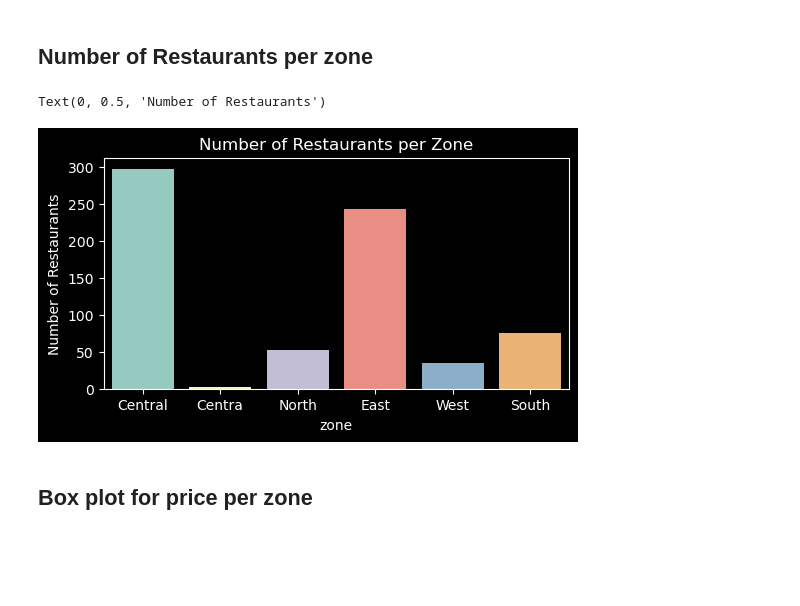
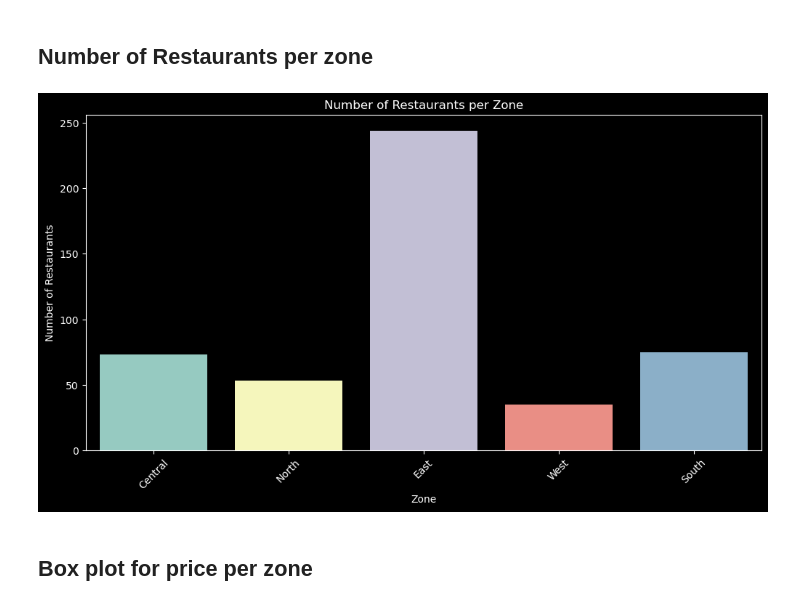
Before and after one commit to Ishaansh7/Swiggy-Analytics-Project, a Jupyter notebook: swiggy-analytics.ipynb, the cells around one changed output. Cells and saved outputs as stored; diff of their text form; code cells hidden in the pictures; blank space fills up the shorter version.

```diff
--- a/swiggy-analytics.ipynb
+++ b/swiggy-analytics.ipynb
@@ -349,8 +348,8 @@ array(['others', 'Near Metro Station', 'GTB Nagar', 'Laxmi Nagar',
 # %% [markdown]
 ## Adding a new column named 'zone'
 # %%
-zoneDict = {'others':'Central', 'GTB Nagar':'North', 'South Extension':'South', 'Connaught Place':'Central',
-       'Laxmi Nagar':'East','Near Metro Station':'Centra', 'Lajpat Nagar':'East','Ashok Vihar':'West','Daryaganj':'Central',
+zoneDict = {'others':'others', 'GTB Nagar':'North', 'South Extension':'South', 'Connaught Place':'Central',
+       'Laxmi Nagar':'East','Near Metro Station':'Central', 'Lajpat Nagar':'East','Ashok Vihar':'West','Daryaganj':'Central',
        'Gole Market':'Central', 'Kirti Nagar':'West', 'South Campus':'South',
        'Old Delhi':'Central', 'Safdarjung Enclave':'South', 'Mayur Vihar':'East', 'Defence Colony':'East',
        'Greater Kailash 2':'South', 'Karol Bagh':'Central', 'Nagar':'Central', 'Shahdara':'North',
@@ -399,9 +398,12 @@ print(part1, part2, part3)
 # %% [markdown]
 ## Adding a new column 'price_range'
 # %%
+# Define price ranges
 df.loc[df["cost2plates"] <= 75, "price_range"] = "₹"
-df.loc[df["cost2plates"] > 650, "price_range"] = "₹₹"
-df.loc[df["cost2plates"] >= 1225, "price_range"] = "₹₹₹"
+df.loc[(df["cost2plates"] > 75) & (df["cost2plates"] <= 650), "price_range"] = "₹₹"
+df.loc[(df["cost2plates"] > 650) & (df["cost2plates"] < 1225), "price_range"] = "₹₹₹"
+df.loc[df["cost2plates"] >= 1225, "price_range"] = "₹₹₹₹"
+
 df.head(10)
 # %% [output]
 |  | name | cuisine | location | rating | num_of_rating | cost2plates | zone | price_range |
@@ -437,0 +460,18 @@ memory usage: 53.7+ KB
+# %%
+# Define a function to clean cuisine values
+def clean_cuisine(cuisine):
+    # Identify and remove redundant time-related phrases
+    time_phrases = ["Closes soon", "Opens next at", "today", "tomorrow", "am", "pm"]
+    for phrase in time_phrases:
+        if phrase in cuisine:
+            # Split by time-related information and keep the part before it
+            parts = cuisine.split(phrase)
+            cuisine = parts[-1].strip() if len(parts) > 1 else parts[0].strip()
+    return cuisine
+
+# Apply the function to the 'cuisine' column
+df['cuisine'] = df['cuisine'].apply(clean_cuisine)
+
+# Check the cleaned unique values
+unique_cuisines = df['cuisine'].unique()
+print(unique_cuisines)
@@ -503,17 +568,18 @@ plt.show()
 # %% [markdown]
  ## Number of Restaurants per zone
 # %%
-fig = plt.figure(figsize =(6, 3))
+filtered_df = df[df['zone'] != 'others']
 
-# Horizontal Bar Plot
-sns.countplot(x=df["zone"])
+# Plot the data
+fig = plt.figure(figsize=(12, 6))
+sns.countplot(x=filtered_df["zone"])
 plt.title('Number of Restaurants per Zone')
-plt.xlabel('zone')
+plt.xlabel('Zone')
 plt.ylabel('Number of Restaurants')
-#plt.xticks(rotation=45)
+plt.xticks(rotation=45)
+plt.show()
 # %% [output]
-Text(0, 0.5, 'Number of Restaurants')
-[figure, old version]
+[figure, new version]
 # %% [markdown]
 ## Box plot for price per zone
 # %%
```
Also changed, not shown: parts of 33 cells of this notebook.
